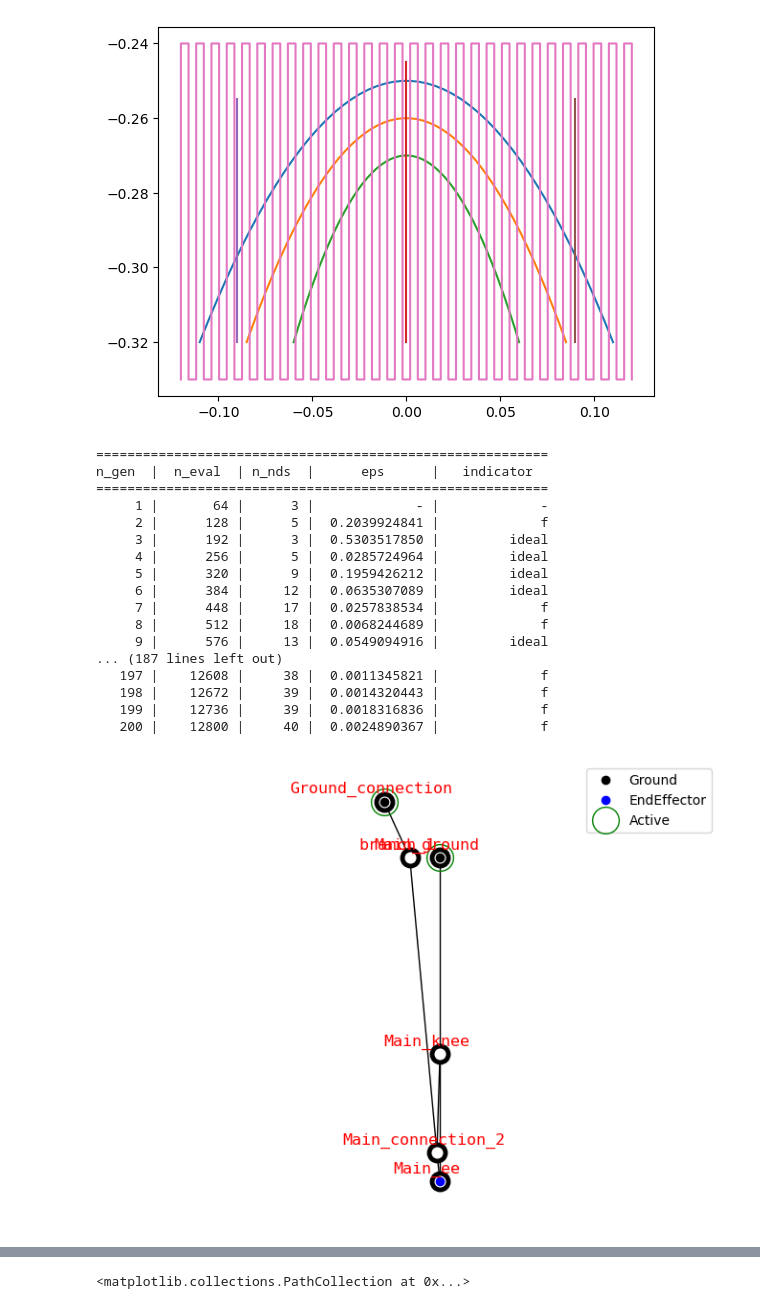
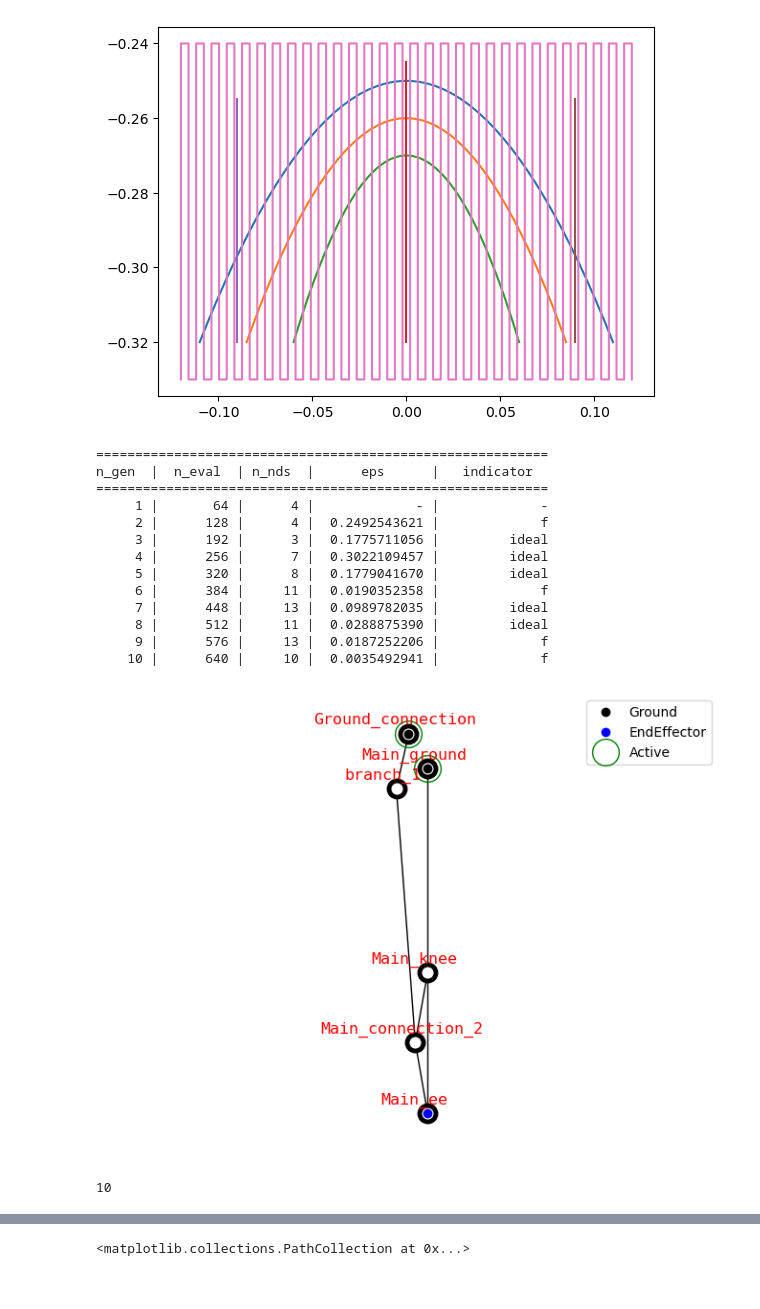
Before and after one commit to LicAiBeerLab/auto-robotics-design, a Jupyter notebook: apps/optimize/first_optimization_setup.ipynb, the cells around one changed output, grey strips where cells are left out. Cells and saved outputs as stored; diff of their text form; code cells hidden in the pictures.

```diff
--- a/apps/optimize/first_optimization_setup.ipynb
+++ b/apps/optimize/first_optimization_setup.ipynb
@@ -136,19 +120,20 @@ plt.show()
 # %% [output]
 [figure]
 # %%
+gm = get_preset_by_index(0)
 # activate multiprocessing
 N_PROCESS = 8
 pool = multiprocessing.Pool(N_PROCESS)
 runner = StarmapParallelization(pool.starmap)
 
 population_size = 64
-n_generations = 200
+n_generations = 10
 
 # create the problem for the current optimization
 problem = MultiCriteriaProblem(gm, builder, reward_manager,
                                soft_constrain, elementwise_runner=runner, Actuator=actuator)
 
-saver = ProblemSaver(problem, f"prikol_1\\topology_{0}", True)
+saver = ProblemSaver(problem, f"first_setup\\topology_{0}", True)
 saver.save_nonmutable()
 algorithm = AGEMOEA2(pop_size=population_size, save_history=True)
 optimizer = PymooOptimizer(problem, algorithm, saver)
@@ -163,34 +148,34 @@ res = optimizer.run(
 ==========================================================
 n_gen  |  n_eval  | n_nds  |      eps      |   indicator
 ==========================================================
-     1 |       64 |      3 |             - |             -
-     2 |      128 |      5 |  0.2039924841 |             f
-     3 |      192 |      3 |  0.5303517850 |         ideal
-     4 |      256 |      5 |  0.0285724964 |         ideal
-     5 |      320 |      9 |  0.1959426212 |         ideal
-     6 |      384 |     12 |  0.0635307089 |         ideal
-     7 |      448 |     17 |  0.0257838534 |             f
-     8 |      512 |     18 |  0.0068244689 |             f
-     9 |      576 |     13 |  0.0549094916 |         ideal
-... (187 lines left out)
-   197 |    12608 |     38 |  0.0011345821 |             f
-   198 |    12672 |     39 |  0.0014320443 |             f
-   199 |    12736 |     39 |  0.0018316836 |             f
-   200 |    12800 |     40 |  0.0024890367 |             f
+     1 |       64 |      4 |             - |             -
+     2 |      128 |      4 |  0.2492543621 |             f
+     3 |      192 |      3 |  0.1775711056 |         ideal
+     4 |      256 |      7 |  0.3022109457 |         ideal
+     5 |      320 |      8 |  0.1779041670 |         ideal
+     6 |      384 |     11 |  0.0190352358 |             f
+     7 |      448 |     13 |  0.0989782035 |         ideal
+     8 |      512 |     11 |  0.0288875390 |         ideal
+     9 |      576 |     13 |  0.0187252206 |             f
+    10 |      640 |     10 |  0.0035492941 |             f
 # %%
 path = saver.path
 F = res.F
 approx_ideal = F.min(axis=0)
 approx_nadir = F.max(axis=0)
 nF = (F - approx_ideal) / (approx_nadir - approx_ideal)
 weights = np.array([0.4, 0.6])
 
 decomp = ASF()
 b = decomp.do(nF, 1/weights).argmin()
-best_x = res.X[1]
+best_x = res.X[b]
 graph = problem.graph_manager.get_graph(best_x)
 draw_joint_point(graph)
 plt.savefig(os.path.join(path, f'weights_04_06'))
 # %% [output]
-[figure, old version]
+[figure, new version]
+# %%
+len(res.X)
+# %% [output]
+10
 # %%
```
Also changed, not shown: parts of 3 cells of this notebook, 1 other file.
